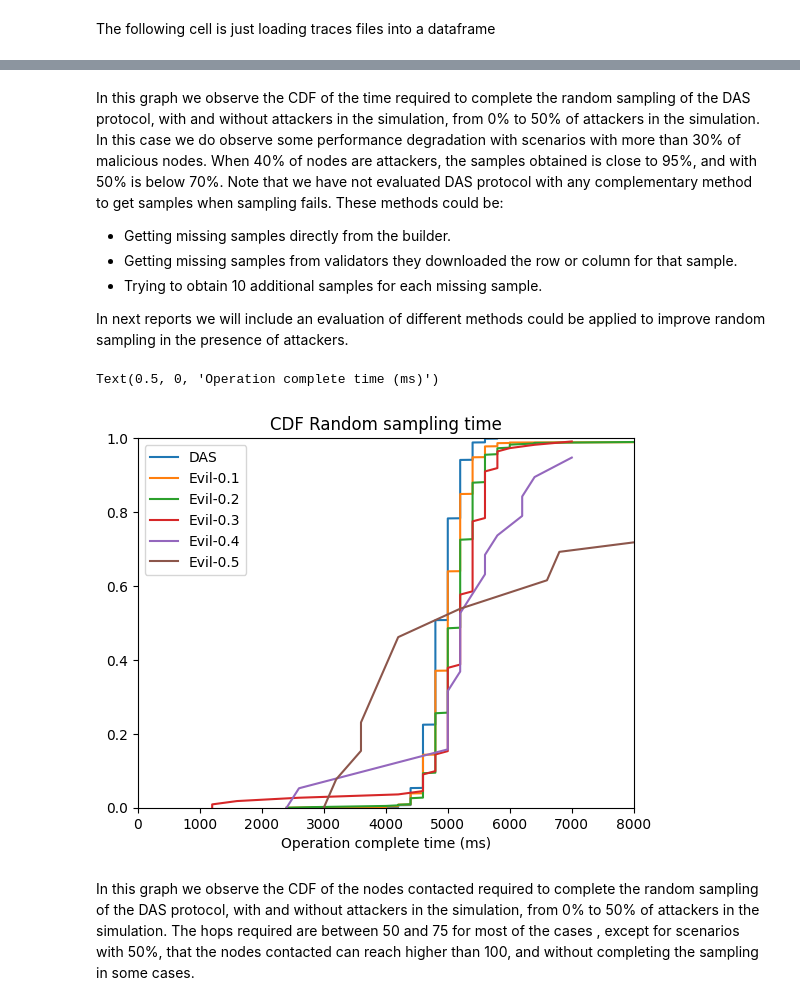
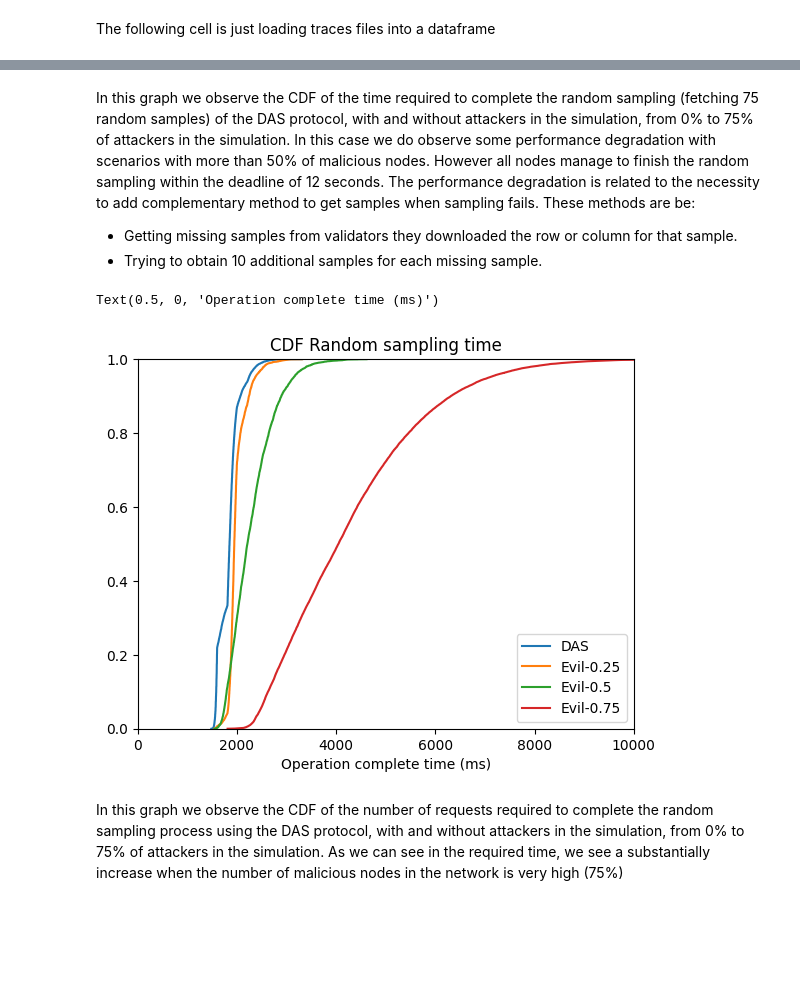
Before and after one commit to datahop/kademlia-simulator, a Jupyter notebook: simulator/python/analysis_vs_evil.ipynb, the cells around one changed output, grey strips where cells are left out. Drawn from its saved outputs; the diff is of its cells as text; code cells hidden in the pictures; blank space fills up the shorter version.

Commit message:
python notebook report update

```diff
--- a/simulator/python/analysis_vs_evil.ipynb
+++ b/simulator/python/analysis_vs_evil.ipynb
@@ -58,20 +57,18 @@ from matplotlib import pyplot as plt
 import numpy as np
 import pandas as pd
 
-ops_path = {'DAS': '../logsTest/operation.csv',
-            'Evil-0.1': '../logsEvil0.1/operation.csv',
-            'Evil-0.2': '../logsEvil0.2/operation.csv',
-            'Evil-0.3': '../logsEvil0.3/operation.csv',
-            'Evil-0.4': '../logsEvil0.4/operation.csv',
-            'Evil-0.5': '../logsEvil0.5/operation.csv'
+ops_path = {'DAS': '../logsDasEvil0WithNon/operation.csv',
+            'Evil-0.25': '../logsDasEvil0.25WithNon/operation.csv',
+            'Evil-0.5': '../logsDasEvil0.5WithNon/operation.csv',
+            'Evil-0.75': '../logsDasEvil0.75WithNon/operation.csv'
            }
-msgs_path = {'DAS': '../logsTest/messages.csv',
-            'Evil-0.1': '../logsEvil0.1/messages.csv',
-            'Evil-0.2': '../logsEvil0.2/messages.csv',
-            'Evil-0.3': '../logsEvil0.3/messages.csv',
-            'Evil-0.4': '../logsEvil0.4/messages.csv',
-            'Evil-0.5': '../logsEvil0.5/messages.csv'
-           }
+#msgs_path = {'DAS': '../logsTest/messages.csv',
+#            'Evil-0.1': '../logsEvil0.1/messages.csv',
+#            'Evil-0.2': '../logsEvil0.2/messages.csv',
+#            'Evil-0.3': '../logsEvil0.3/messages.csv',
+#            'Evil-0.4': '../logsEvil0.4/messages.csv',
+#            'Evil-0.5': '../logsEvil0.5/messages.csv'
+#           }
 
 
 builder_address = '83814183170291850251680823880522715558189094423550585243365458794131648333116'
@@ -80,6 +77,6 @@ op_df={}
 msg_df={}
 for key in ops_path:
     op_df[key] = pd.read_csv(ops_path[key],index_col=False,low_memory=False)
-for key in msgs_path:
-    msg_df[key] = pd.read_csv(msgs_path[key],index_col=False,low_memory=False)
+#for key in msgs_path:
+#    msg_df[key] = pd.read_csv(msgs_path[key],index_col=False,low_memory=False)
 # %% [markdown]
@@ -120,17 +116,17 @@ for key in op_df:
 
     vsdf = op_df[key].loc[(op_df[key]['type'] == 'ValidatorSamplingOperation')]
 
-    x = np.sort(vsdf['hops'])
-    N = vsdf['hops'].count()
+    x = np.sort(vsdf['num_messages'])
+    N = vsdf['num_messages'].count()
     # get the cdf values of y
     y = np.arange(N) / float(N)
 
     ax8.plot(x, y,label=key)
 
 ax8.legend()
-ax8.set_xlim([0,10])
+#ax8.set_xlim([0,10])
 ax8.set_ylim([0,1])
 
-ax8.set_title("CDF Row/Column sampling hops")
-ax8.set_xlabel("# hops")
+ax8.set_title("CDF number of requests per row/column fetching process")
+ax8.set_xlabel("# Messages")
 # %% [output]
@@ -139,39 +135,36 @@ Text(0.5, 0, '# hops')
 # %% [markdown]
-In this graph we observe the CDF of the time required to complete the random sampling of the DAS protocol, with and without attackers in the simulation, from 0\% to 50\% of attackers in the simulation.
-In this case we do observe some performance degradation with scenarios with more than 30\% of malicious nodes.
-When 40\% of nodes are attackers, the samples obtained is close to 95\%, and with 50\% is below 70\%.
-Note that we have not evaluated DAS protocol with any complementary method to get samples when sampling fails. These methods could be:
- - Getting missing samples directly from the builder.
+In this graph we observe the CDF of the time required to complete the random sampling (fetching 75 random samples) of the DAS protocol, with and without attackers in the simulation, from 0\% to 75\% of attackers in the simulation.
+In this case we do observe some performance degradation with scenarios with more than 50\% of malicious nodes.
+However all nodes manage to finish the random sampling within the deadline of 12 seconds.
+The performance degradation is related to the necessity to add complementary method to get samples when sampling fails. These methods are be:
  - Getting missing samples from validators they downloaded the row or column for that sample.
  - Trying to obtain 10 additional samples for each missing sample.
-
-In next reports we will include an evaluation of different methods could be applied to improve random sampling in the presence of attackers.
 # %%
 fig4, ax4 = plt.subplots()
 
 for key in op_df:
 
     rsdf = op_df[key].loc[(op_df[key]['type'] == 'RandomSamplingOperation')]
 
     x = np.sort(rsdf['completion_time'])
     N = rsdf['completion_time'].count()
     # get the cdf values of y
     y = np.arange(N) / float(N)
 
     ax4.plot(x, y,label=key)
 
 ax4.legend()
-ax4.set_xlim([0,8000])
+ax4.set_xlim([0,10000])
 ax4.set_ylim([0,1])
 
 ax4.set_title("CDF Random sampling time")
 ax4.set_xlabel("Operation complete time (ms)")
 # %% [output]
 Text(0.5, 0, 'Operation complete time (ms)')
-[figure, old version]
+[figure, new version]
 # %% [markdown]
-In this graph we observe the CDF of the nodes contacted required to complete the random sampling of the DAS protocol, with and without attackers in the simulation, from 0\% to 50\% of attackers in the simulation.
-The hops required are between 50 and 75 for most of the cases , except for scenarios with 50\%, that the nodes contacted can reach higher than 100, and without completing the sampling in some cases.
+In this graph we observe the CDF of the number of requests required to complete the random sampling process using the DAS protocol, with and without attackers in the simulation, from 0\% to 75\% of attackers in the simulation.
+As we can see in the required time, we see a substantially increase when the number of malicious nodes in the network is very high (75\%)
 # %%
 fig9, ax9 = plt.subplots()
 
```
Also changed, not shown: parts of 6 cells of this notebook.
